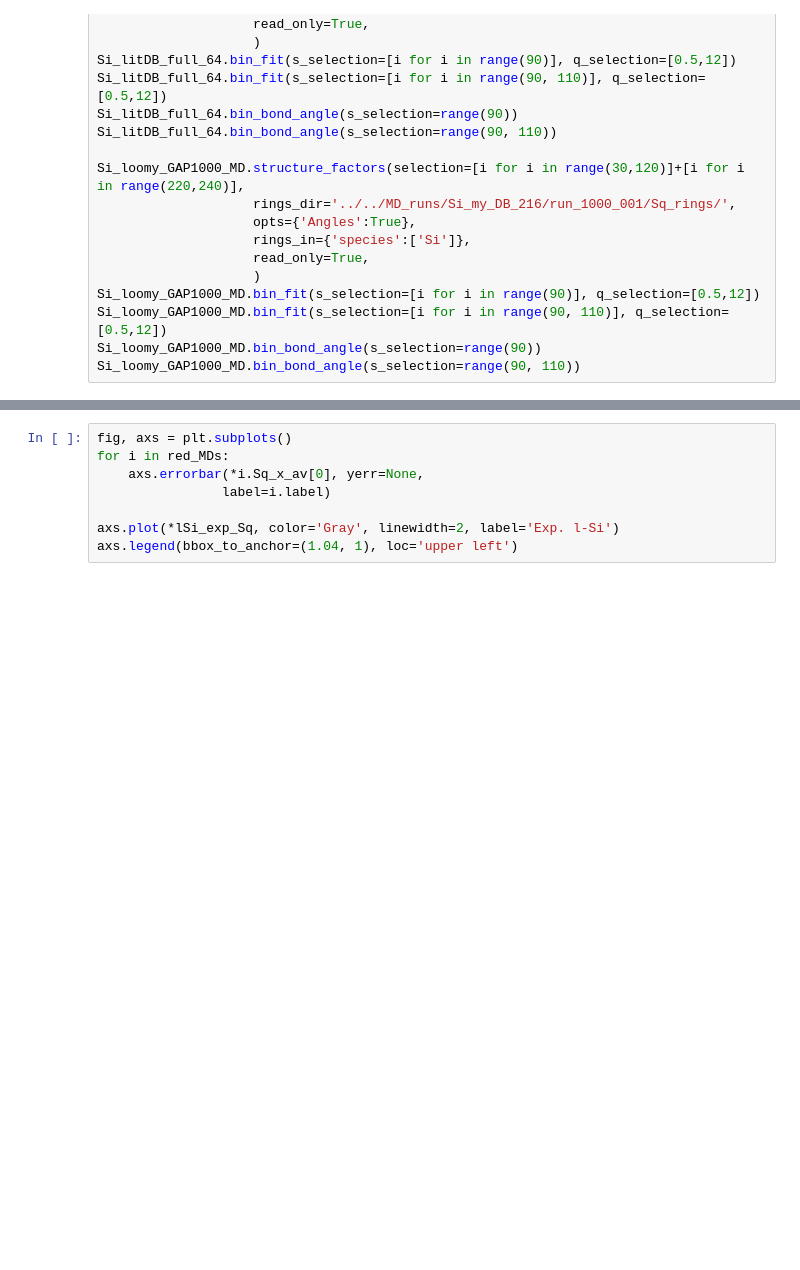
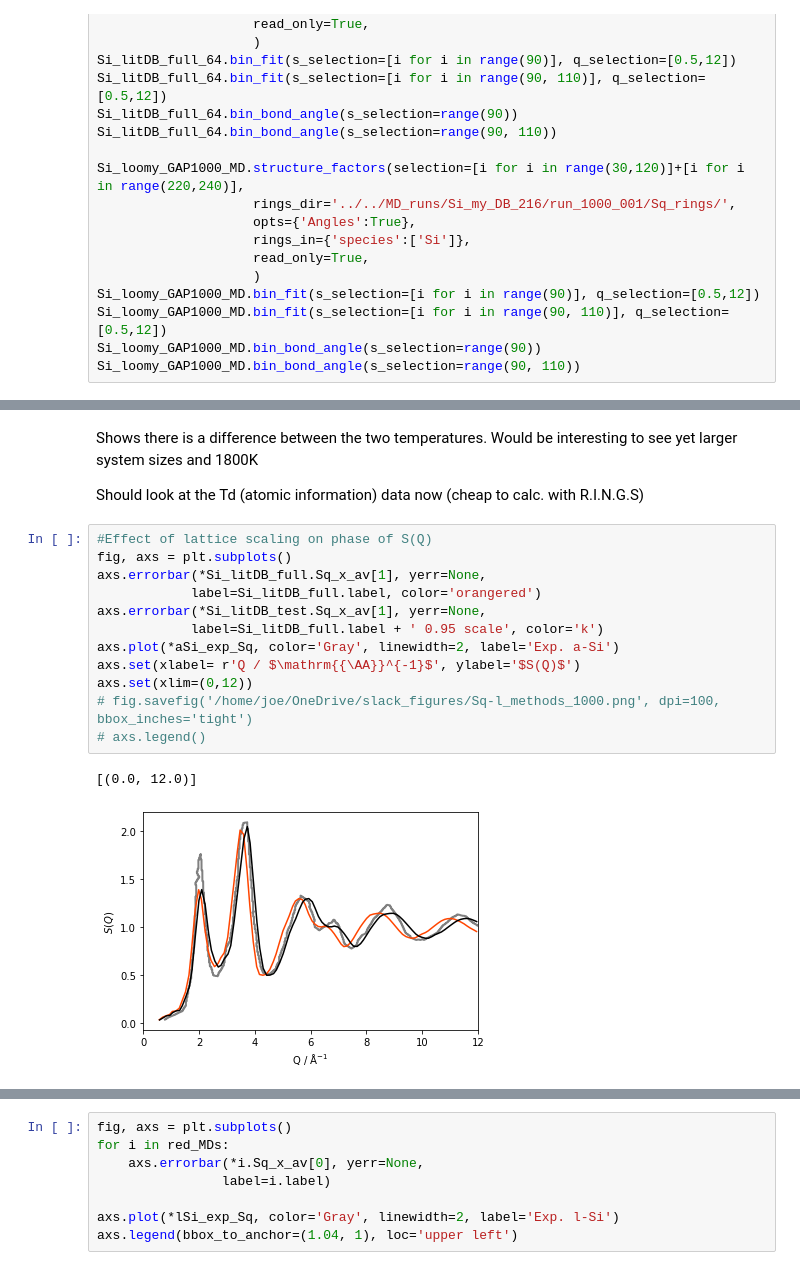
Before and after one commit to MorrowChem/Ge_analysis_local, a Jupyter notebook: Si_myDB_systematic_reduction.ipynb, the cells around one changed output, grey strips where cells are left out. Drawn from its saved outputs; the diff is of its cells as text; blank space fills up the shorter version.

```diff
--- a/Si_myDB_systematic_reduction.ipynb
+++ b/Si_myDB_systematic_reduction.ipynb
@@ -443,0 +413,20 @@ np.savetxt("/home/joe/Documents/Ge_od/figure_data/Si_GAP_myDBliqamo_1000_MD_amoS
+# %% [markdown]
+Shows there is a difference between the two temperatures. Would be interesting to see yet larger system sizes
+and 1800K
+
+Should look at the Td (atomic information) data now (cheap to calc. with R.I.N.G.S)
+# %%
+#Effect of lattice scaling on phase of S(Q)
+fig, axs = plt.subplots()
+axs.errorbar(*Si_litDB_full.Sq_x_av[1], yerr=None,
+            label=Si_litDB_full.label, color='orangered')
+axs.errorbar(*Si_litDB_test.Sq_x_av[1], yerr=None,
+            label=Si_litDB_full.label + ' 0.95 scale', color='k')
+axs.plot(*aSi_exp_Sq, color='Gray', linewidth=2, label='Exp. a-Si')
+axs.set(xlabel= r'Q / $\mathrm{{\AA}}^{-1}$', ylabel='$S(Q)$')
+axs.set(xlim=(0,12))
+# fig.savefig('/home/joe/OneDrive/slack_figures/Sq-l_methods_1000.png', dpi=100, bbox_inches='tight')
+# axs.legend()
+# %% [output]
+[(0.0, 12.0)]
+[figure, added]
```
Also changed, not shown: parts of 27 cells of this notebook, 11 other files.
